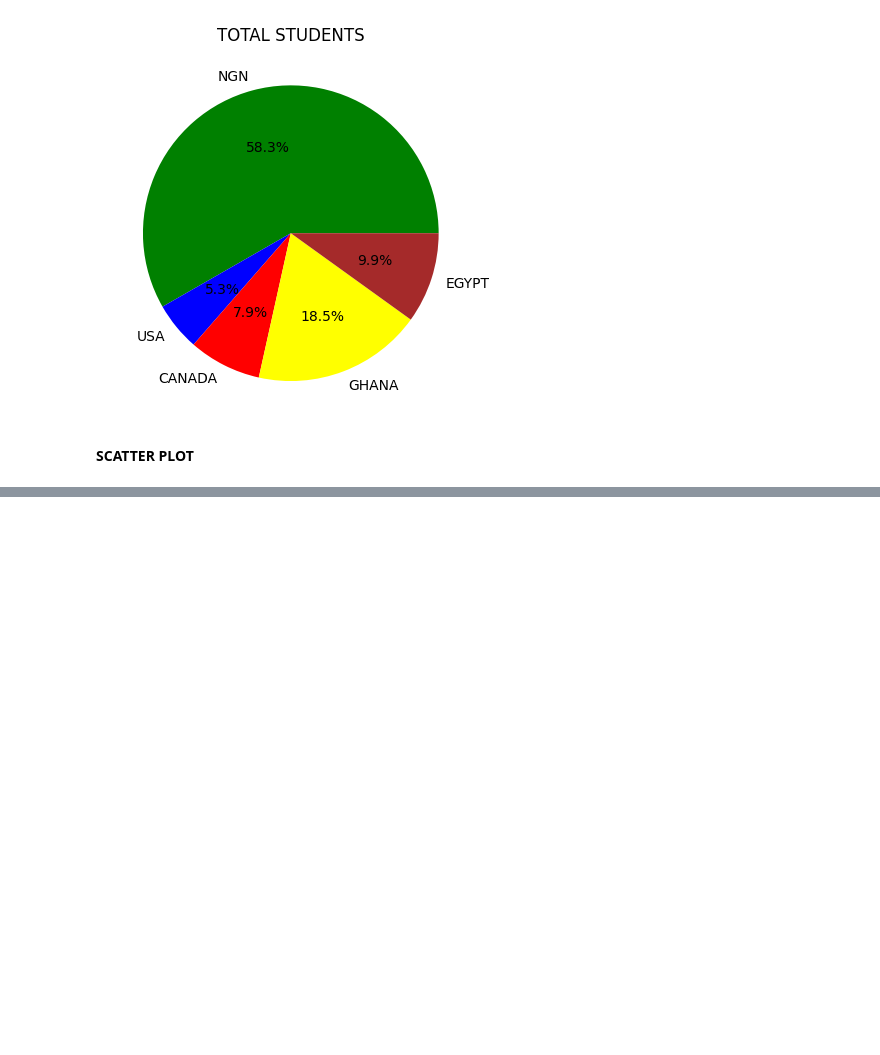
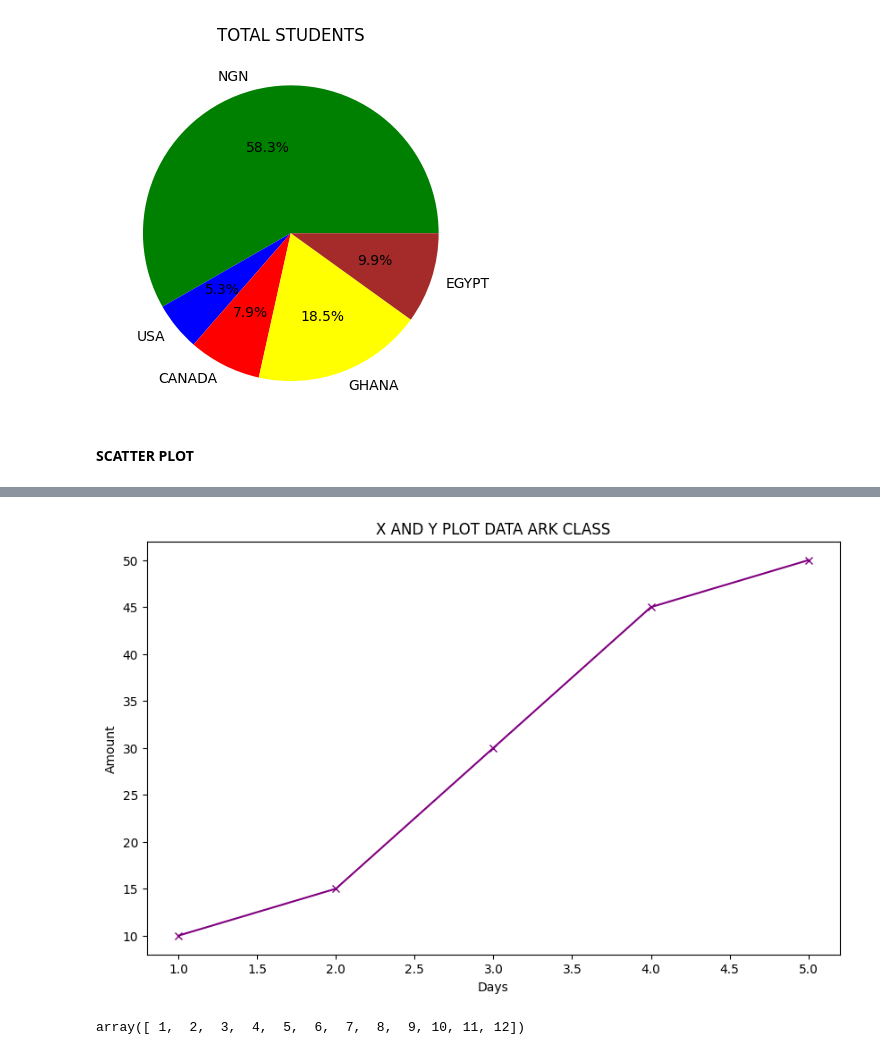
Before and after one commit to KoreDare/Python_Bootcamp, a Jupyter notebook: Python_Basics.ipynb, the cells around one changed output, grey strips where cells are left out. Drawn from its saved outputs; the diff is of its cells as text; code cells hidden in the pictures; blank space fills up the shorter version.

```diff
--- a/Python_Basics.ipynb
+++ b/Python_Basics.ipynb
@@ -1029,0 +1030,15 @@ plt.show()
+# %%
+import numpy as np
+import matplotlib.pyplot as plt
+
+x = [1,2,3,4,5]
+y = [10,15,30,45,50]
+
+fig, ax = plt.subplots(figsize=(10,6))
+ax.plot(x,y,marker='x',linestyle='-',color='purple')
+ax.set_title('X AND Y PLOT DATA ARK CLASS')
+ax.set_xlabel('Days')
+ax.set_ylabel('Amount')
+plt.show()
+# %% [output]
+[figure, added]
@@ -1029,0 +1053,4 @@ plt.show()
+# %%
+months
+# %% [output]
+array([ 1,  2,  3,  4,  5,  6,  7,  8,  9, 10, 11, 12])
```
Also changed, not shown: parts of 9 cells of this notebook.
